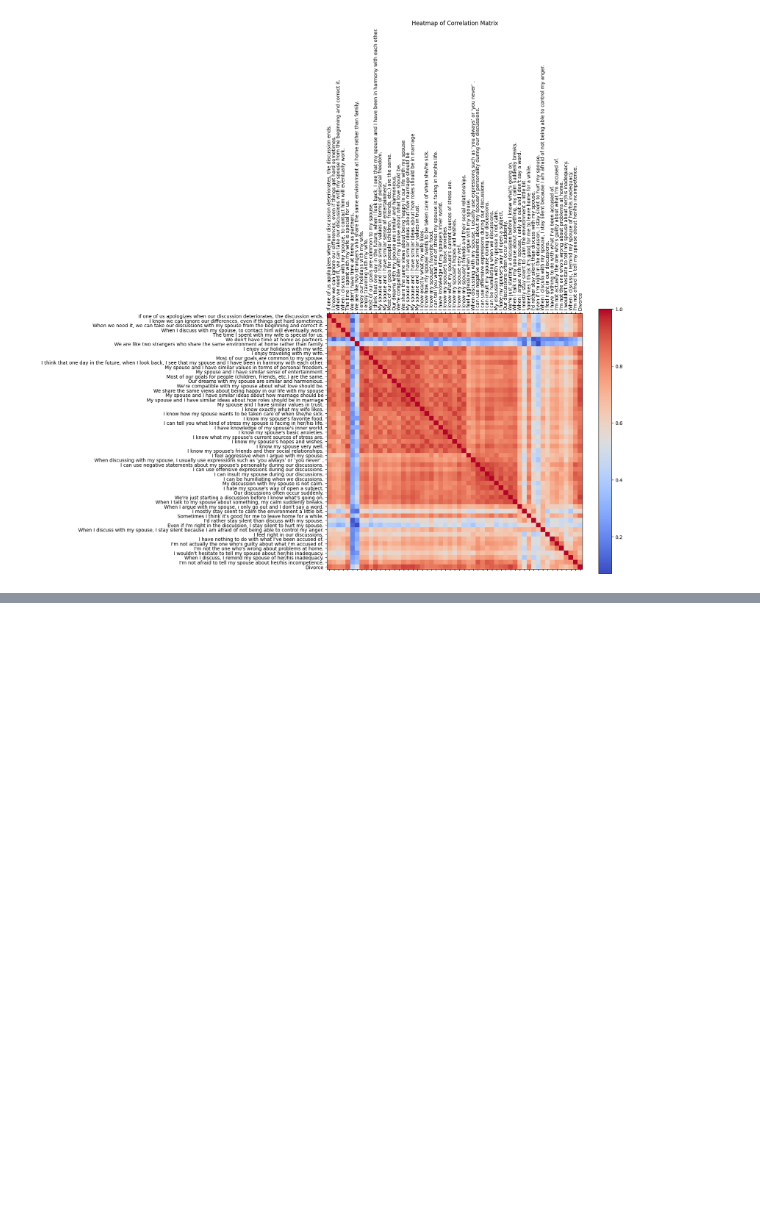
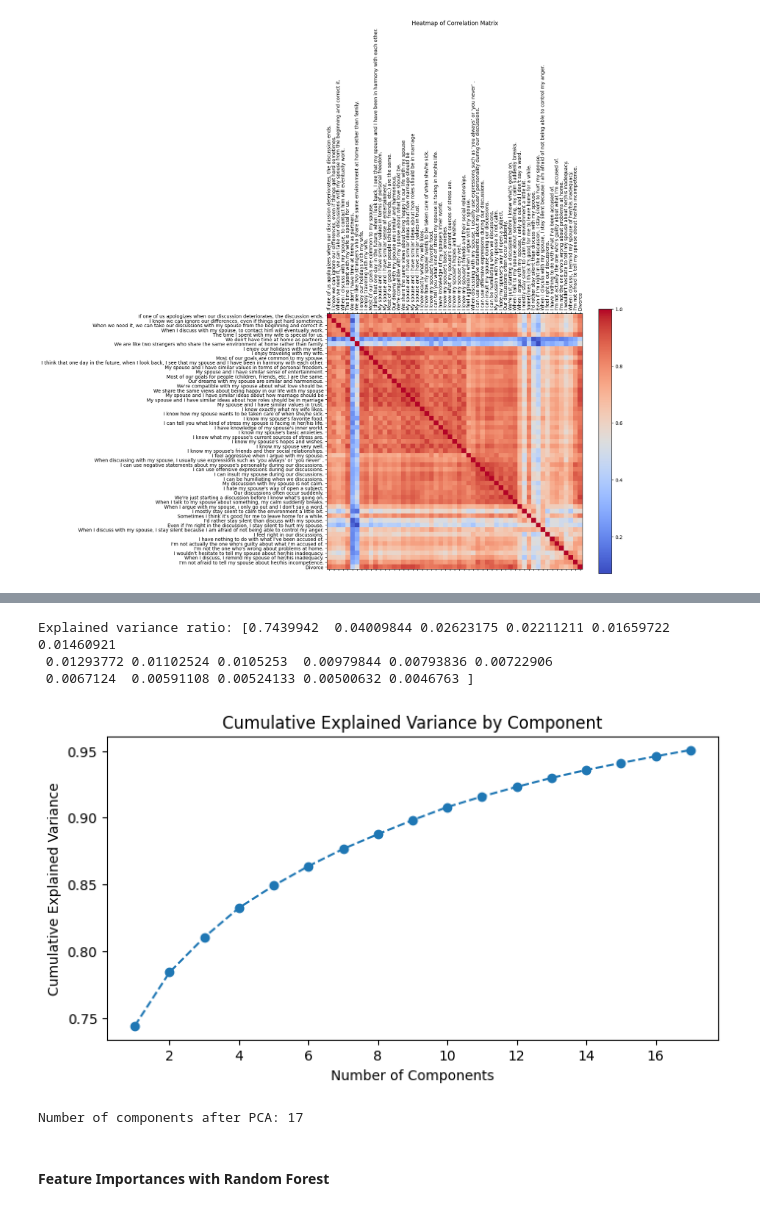
Before and after one commit to wickkan/Couple-Zodiac-Analysis, a Jupyter notebook: divorce-prediction.ipynb, the cells around one changed output, grey strips where cells are left out. Cells and saved outputs as stored; diff of their text form; code cells hidden in the pictures; blank space fills up the shorter version.

Commit message:
conducted PCA and Random Forest analysis

```diff
--- a/divorce-prediction.ipynb
+++ b/divorce-prediction.ipynb
@@ -151,0 +205,37 @@ Name: Divorce, dtype: float64
+# %%
+from sklearn.decomposition import PCA
+from sklearn.preprocessing import StandardScaler
+import matplotlib.pyplot as plt
+
+# Standardize the data
+X = divorce_df.drop('Divorce', axis=1)
+y = divorce_df['Divorce']
+# It's important to scale the data for PCA
+X_scaled = StandardScaler().fit_transform(X)
+
+# PCA
+pca = PCA(n_components=0.95)  # Retain 95% of the variance
+X_pca = pca.fit_transform(X_scaled)
+
+# Explained variance ratio
+print("Explained variance ratio:", pca.explained_variance_ratio_)
+
+# Cumulative variance explains
+plt.figure(figsize=(8, 4))
+plt.plot(range(1, len(pca.explained_variance_ratio_) + 1),
+         pca.explained_variance_ratio_.cumsum(), marker='o', linestyle='--')
+plt.title("Cumulative Explained Variance by Component")
+plt.xlabel("Number of Components")
+plt.ylabel("Cumulative Explained Variance")
+plt.show()
+
+# How many components are we left with?
+print("Number of components after PCA:", pca.n_components_)
+# %% [output]
+Explained variance ratio: [0.7439942  0.04009844 0.02623175 0.02211211 0.01659722 0.01460921
+ 0.01293772 0.01102524 0.0105253  0.00979844 0.00793836 0.00722906
+ 0.0067124  0.00591108 0.00524133 0.00500632 0.0046763 ]
+[figure, added]
+Number of components after PCA: 17
+# %% [markdown]
+#### Feature Importances with Random Forest
```
Also changed, not shown: parts of 4 cells of this notebook.
